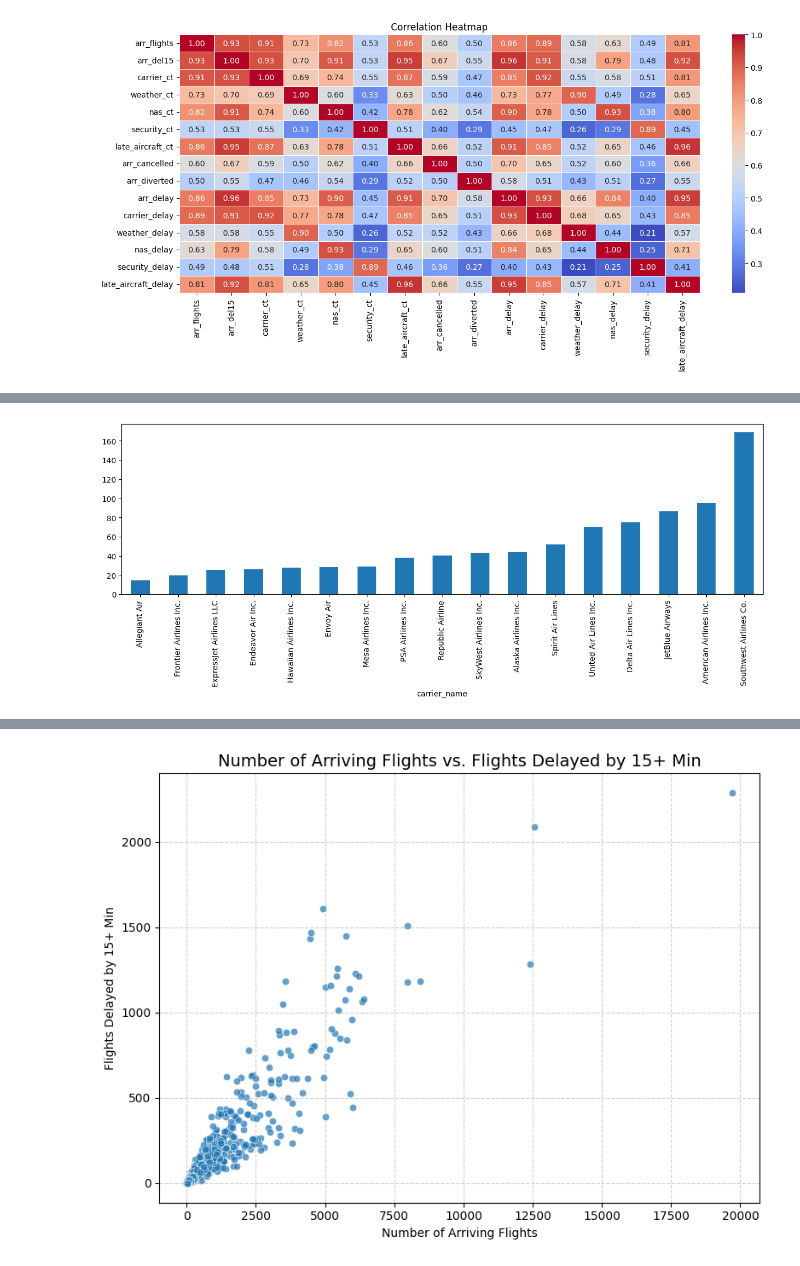
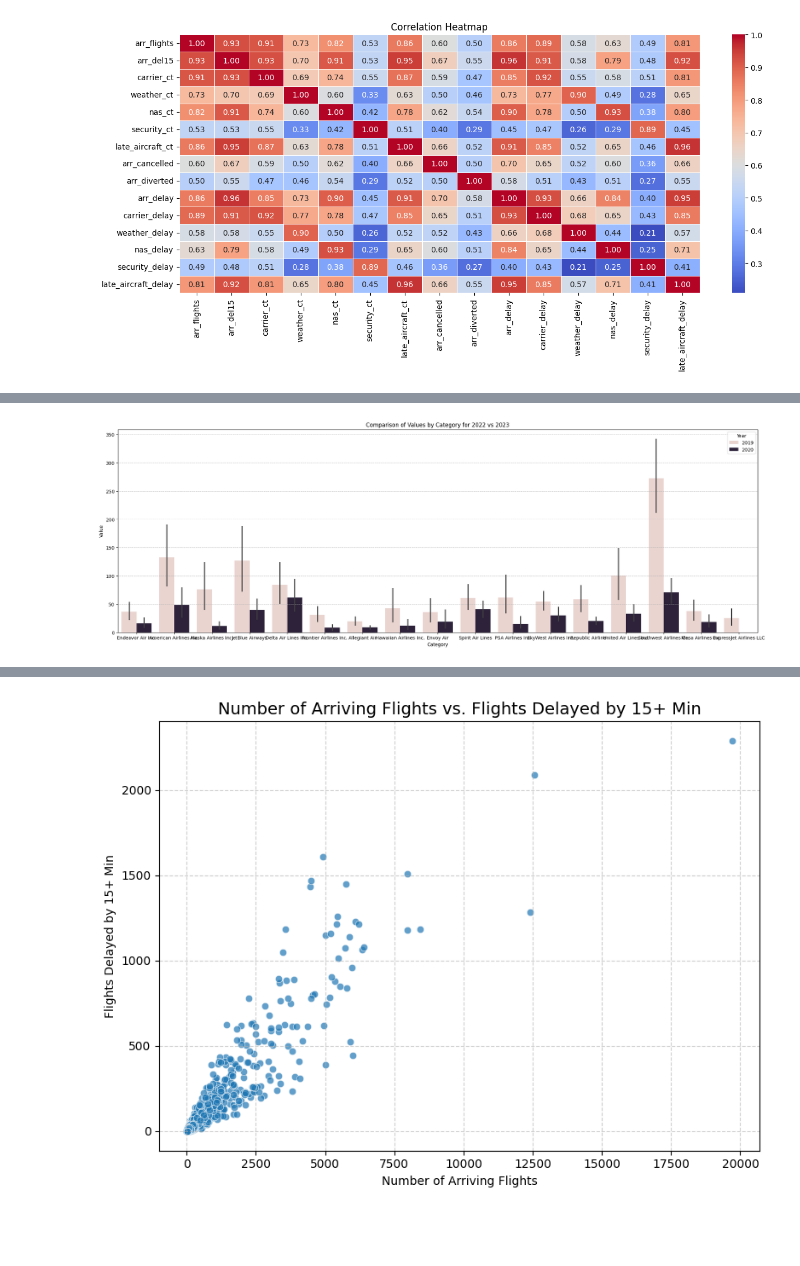
Before and after one commit to HHQuraishi/Flight-Delay-Analysis, a Jupyter notebook: airline_delay.ipynb, the cells around one changed output, grey strips where cells are left out. Saved outputs shown, nothing was run; the diff lists cells and outputs as text; code cells hidden in the pictures; blank space fills up the shorter version.

```diff
--- a/airline_delay.ipynb
+++ b/airline_delay.ipynb
@@ -154,6 +182,11 @@ Name: arr_del15, dtype: float64
 # %%
-plt.figure(figsize=(15,4))
-del_al.plot(kind='bar')
+plt.figure(figsize=(25,8))
+sns.barplot(x='carrier_name', y='arr_del15', hue='year', data=file)
+plt.title('Comparison of Values by Category for 2022 vs 2023')
+plt.xlabel('Category')
+plt.ylabel('Value')
+plt.legend(title='Year')
+plt.grid(axis='y', linestyle='--', alpha=0.7)
 plt.show()
 # %% [output]
-[figure, old version]
+[figure, new version]
```
Also changed, not shown: parts of 12 cells of this notebook.
